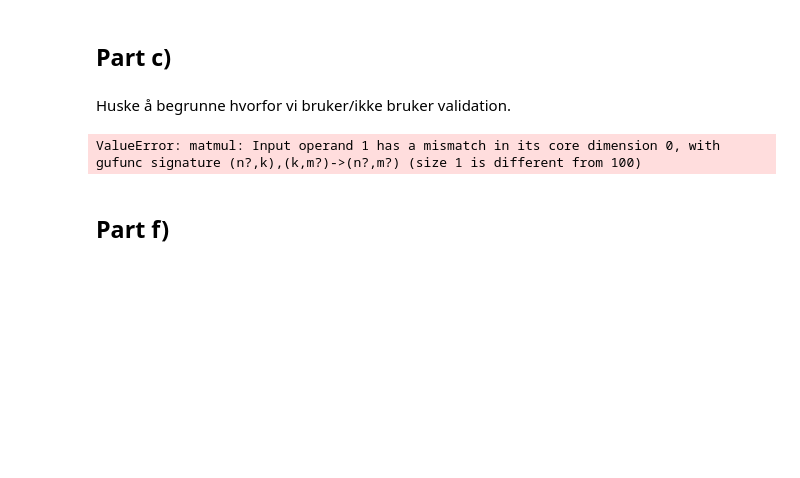
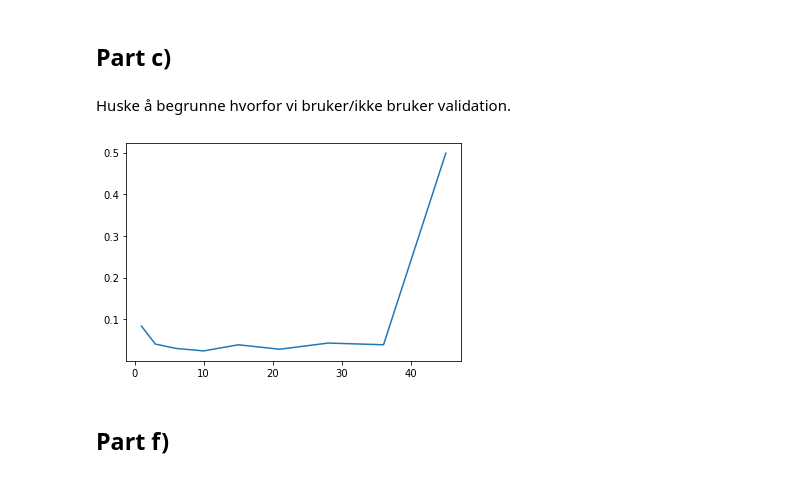
Before and after one commit to KarlHenrik/FYS-STK-Gruppe, a Jupyter notebook: Project1/Project1.ipynb, the cells around one changed output. Saved outputs shown, nothing was run; the diff lists cells and outputs as text; code cells hidden in the pictures; blank space fills up the shorter version.

```diff
--- a/Project1/Project1.ipynb
+++ b/Project1/Project1.ipynb
@@ -172,10 +172,10 @@ def split(data, k):
 
     return fold_indexes
 # %%
-def CV_mse(x, y, z, order, k, reg_func):
+def CV_mse(n, order, k, reg_func):
     MSE = 0
-    X = designMatrix(x, y, order)
-
+    X, z = data(n, order)
+    p = int((order + 1) * (order + 2) / 2)
     for train_inds, test_inds in split(X, k):
         X_train = X[train_inds]
         X_test = X[test_inds]
@@ -190,17 +190,17 @@ def CV_mse(x, y, z, order, k, reg_func):
     return MSE
 # %%
 max_order = 8
-p_arr = [(i + 1) * (i + 2) / 2 for i in range(order + 1)]
+p_arr = [(i + 1) * (i + 2) / 2 for i in range(max_order + 1)]
 mse_arr = np.zeros(len(p_arr))
 k = 10
 
 for j in range(max_order + 1):
-    mse_arr[j] = CV_mse(x, y, z, j, k, ridge)
+    mse_arr[j] = CV_mse(n, j, k, OLS)
 
 plt.plot(p_arr, mse_arr)
 plt.show()
 # %% [output]
-ValueError: matmul: Input operand 1 has a mismatch in its core dimension 0, with gufunc signature (n?,k),(k,m?)->(n?,m?) (size 1 is different from 100)
+[figure, added]
 # %% [markdown]
 ## Part f)
 # %%
```
Also changed, not shown: parts of 6 cells of this notebook.
